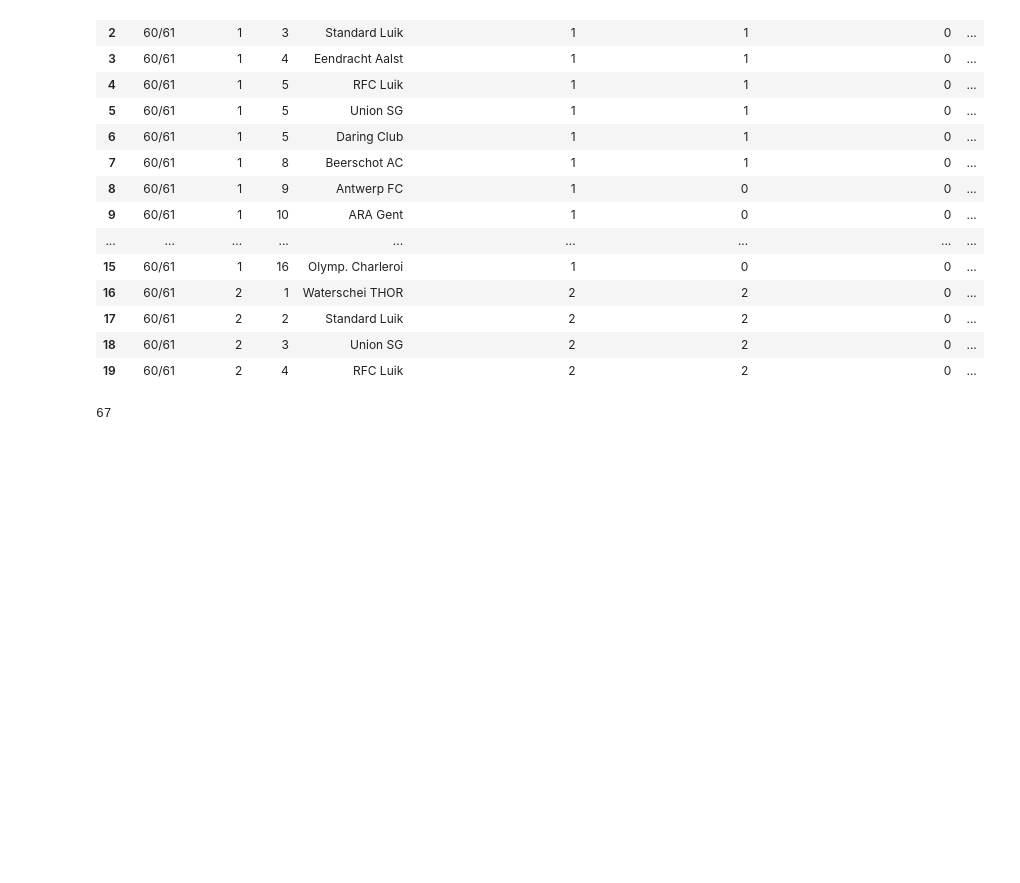
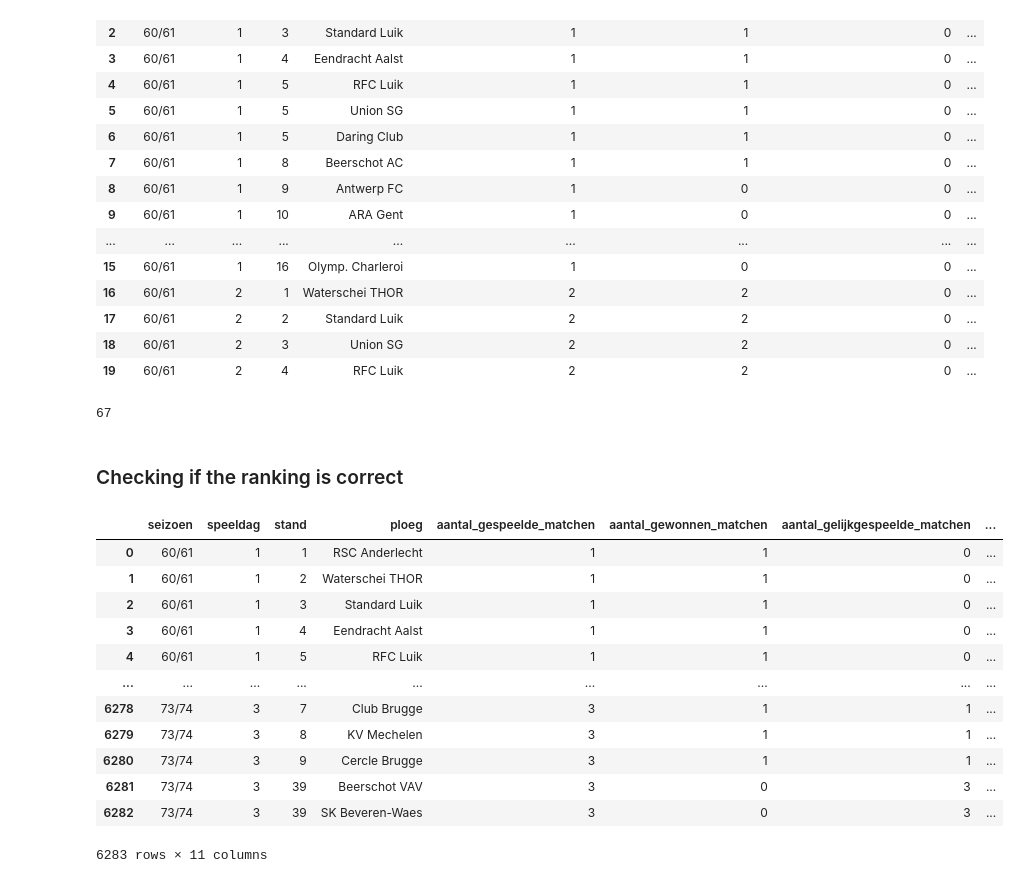
Before and after one commit to SamQuackelsHoGent/DEP1-2023-2024-27, a Jupyter notebook: Pandas_Voetbal_deel2_V4.ipynb, the cells around one changed output. Drawn from its saved outputs; the diff is of its cells as text; code cells hidden in the pictures; blank space fills up the shorter version.

```diff
--- a/Pandas_Voetbal_deel2_V4.ipynb
+++ b/Pandas_Voetbal_deel2_V4.ipynb
@@ -154,5 +169,5 @@ print(df.shape)
 # %%
-df["stamnummers"] = stamnummers
+df["ploegID"] = stamnummers
 # %%
-df.stamnummers = df.stamnummers.astype('int64')
+df.ploegID = df.ploegID.astype('int64')
 # %%
@@ -187,3 +202,21 @@ df.head(20)
 fuzz.ratio("Waterschei THOR", "K. Waterschei SV Thor")
 # %% [output]
 67
+# %% [markdown]
+### Checking if the ranking is correct
+# %%
+df.head(6283)
+# %% [output]
+|  | seizoen | speeldag | stand | ploeg | aantal_gespeelde_matchen | aantal_gewonnen_matchen | aantal_gelijkgespeelde_matchen | ... |
+| 0 | 60/61 | 1 | 1 | RSC Anderlecht | 1 | 1 | 0 | ... |
+| 1 | 60/61 | 1 | 2 | Waterschei THOR | 1 | 1 | 0 | ... |
+| 2 | 60/61 | 1 | 3 | Standard Luik | 1 | 1 | 0 | ... |
+| 3 | 60/61 | 1 | 4 | Eendracht Aalst | 1 | 1 | 0 | ... |
+| 4 | 60/61 | 1 | 5 | RFC Luik | 1 | 1 | 0 | ... |
+| ... | ... | ... | ... | ... | ... | ... | ... | ... |
+| 6278 | 73/74 | 3 | 7 | Club Brugge | 3 | 1 | 1 | ... |
+| 6279 | 73/74 | 3 | 8 | KV Mechelen | 3 | 1 | 1 | ... |
+| 6280 | 73/74 | 3 | 9 | Cercle Brugge | 3 | 1 | 1 | ... |
+| 6281 | 73/74 | 3 | 39 | Beerschot VAV | 3 | 0 | 3 | ... |
+| 6282 | 73/74 | 3 | 39 | SK Beveren-Waes | 3 | 0 | 3 | ... |
+6283 rows × 11 columns
```
Also changed, not shown: parts of 11 cells of this notebook, 1 other file.
